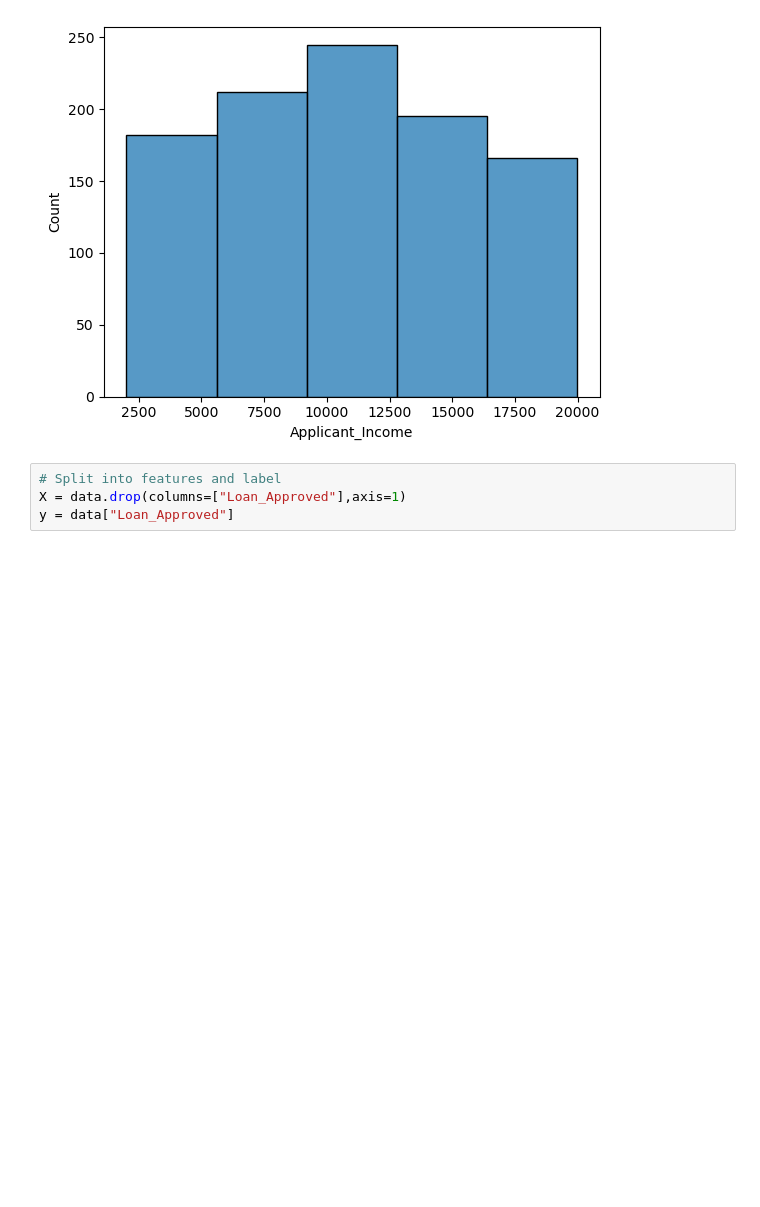
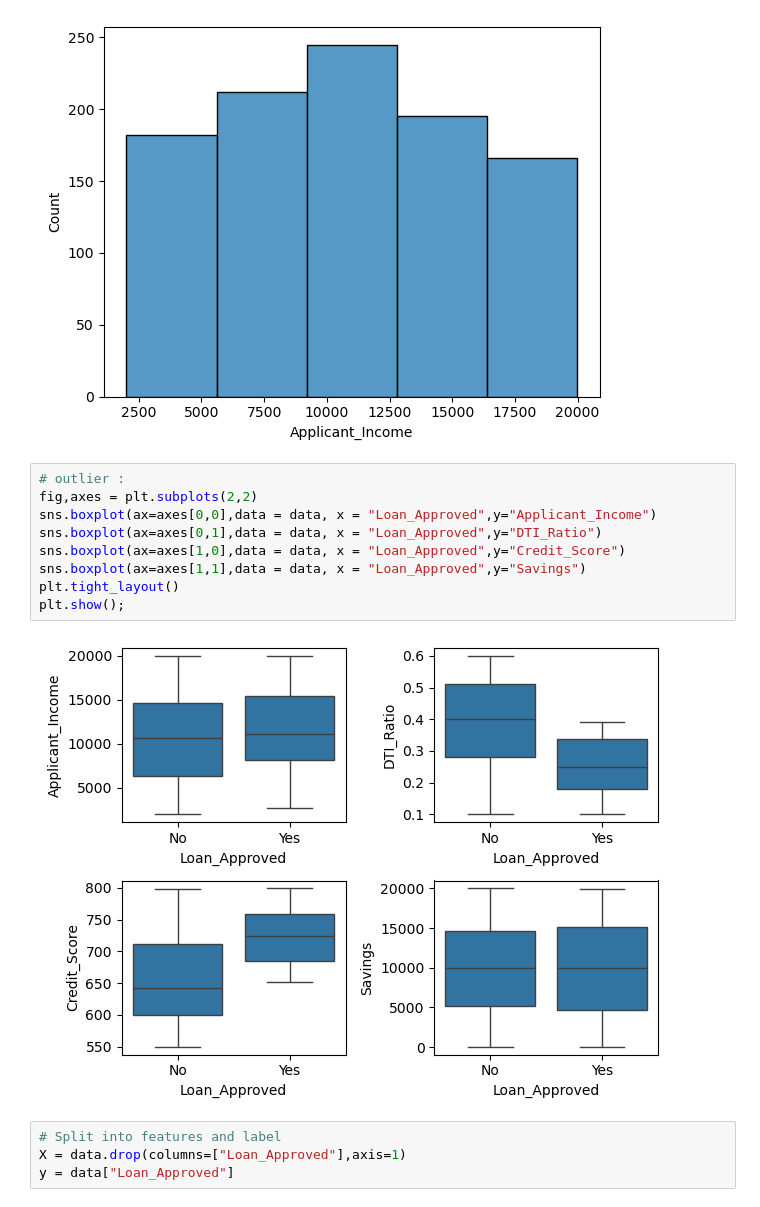
Before and after one commit to Sahil-Pasalkar101/Credit-Wise-Loan-System, a Jupyter notebook: code.ipynb, the cells around one changed output. Saved outputs shown, nothing was run; the diff lists cells and outputs as text; blank space fills up the shorter version.

Commit message:
BoxPlot

```diff
--- a/code.ipynb
+++ b/code.ipynb
@@ -114,6 +114,17 @@ sns.histplot(
 plt.show();
 # %% [output]
 [figure]
+# %%
+# outlier :
+fig,axes = plt.subplots(2,2)
+sns.boxplot(ax=axes[0,0],data = data, x = "Loan_Approved",y="Applicant_Income")
+sns.boxplot(ax=axes[0,1],data = data, x = "Loan_Approved",y="DTI_Ratio")
+sns.boxplot(ax=axes[1,0],data = data, x = "Loan_Approved",y="Credit_Score")
+sns.boxplot(ax=axes[1,1],data = data, x = "Loan_Approved",y="Savings")
+plt.tight_layout()
+plt.show();
+# %% [output]
+[figure, added]
 # %%
 # Split into features and label
 X = data.drop(columns=["Loan_Approved"],axis=1)
```
